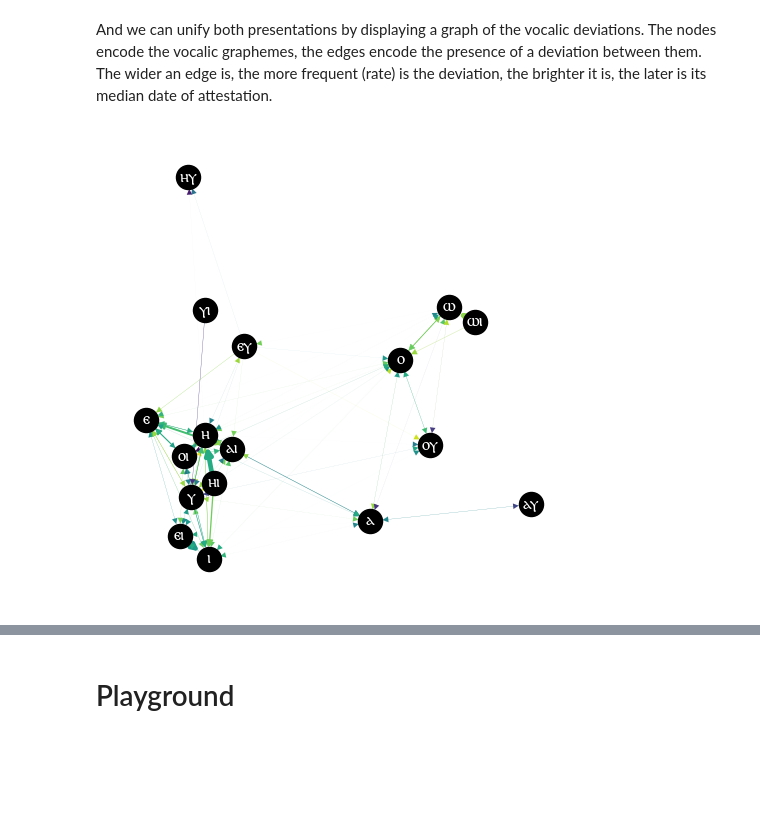
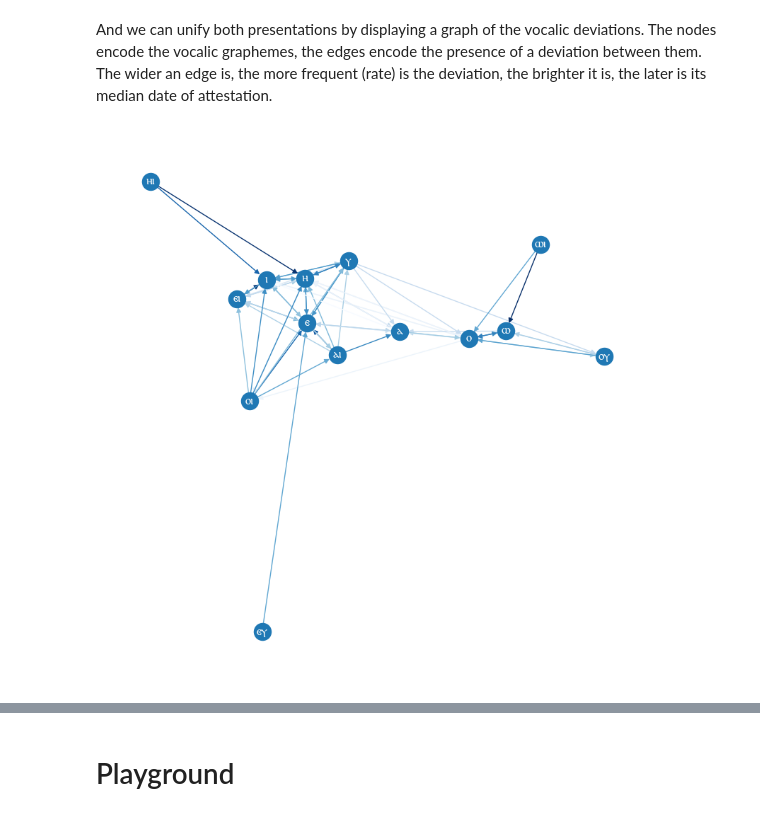
Before and after one commit to kmein/greek-coptic, a Jupyter notebook: greek-coptic.ipynb, the cells around one changed output, grey strips where cells are left out. Cells and saved outputs as stored; diff of their text form; code cells hidden in the pictures; blank space fills up the shorter version.

Commit message:
improve networkx graphs

```diff
--- a/greek-coptic.ipynb
+++ b/greek-coptic.ipynb
@@ -671,8 +671,9 @@ df_diff = df_diff[~(
         | ((df_diff["input"] == "∅") & (df_diff["output"].isin({"ⲑ", "ⲧⲟⲥ"})))
     )
 ) & ~(
-    ((df_diff["input"] == "ⲩ") & (df_diff["output"] == "ⲓ") & (df_diff["context_left"] == "ⲉⲗⲁⲭ"))
-    & ((df_diff["input"] == "ⲟⲥ") & (df_diff["output"] == "∅") & (df_diff["context_left"] == "ⲓⲟⲩⲇⲁⲓ"))
+    ((df_diff["input"] == "ⲩ") & (df_diff["output"] == "ⲓ") & (df_diff["greek_lemma"] == "ⲉⲗⲁⲭⲩⲥ"))
+    | ((df_diff["input"] == "ⲟⲥ") & (df_diff["output"] == "∅") & (df_diff["greek_lemma"] == "ⲓⲟⲩⲇⲁⲓⲟⲥ"))
+    | ((df_diff["input"] == "ϩ") & (df_diff["output"] == "ⲧ") & (df_diff["greek_lemma"].isin({"ϩⲟⲩⲧⲟⲥ", "ϩⲟ", "ϩⲏ"})))
 )]
 
 # remove adverbial endings
@@ -1018,36 +1019,37 @@ The nodes encode the vocalic graphemes, the edges encode the presence of a devia
 The wider an edge is, the more frequent (rate) is the deviation,
 the brighter it is, the later is its median date of attestation.
 # %%
-graph = nx.from_pandas_edgelist(all_vowel_deviations, source="input", target="output", edge_attr=["rate", "date_median"], create_using=nx.DiGraph)
+fig = plt.figure(figsize=(10, 10))
+
+graph = nx.from_pandas_edgelist(
+    all_vowel_deviations[all_vowel_deviations["count"] > 15],
+    source="input",
+    target="output",
+    edge_attr=["rate", "date_median", "count"],
+    create_using=nx.DiGraph
+)
 
 pos = nx.spring_layout(
     graph,
-    weight="rate",
-    seed=12
+    weight="count",
+    seed=1
 )
 
-date_median = all_vowel_deviations["date_median"]
-scale = lambda x: (x - date_median.min()) / (date_median.max() - date_median.min())
-
-fig = plt.figure(figsize=(6, 6))
+edge_labels = dict([((n1, n2), f'{round(r * 100, 2)}%')
+                    for n1, n2, r in graph.edges.data("rate")])
 nx.draw(
     graph,
     pos,
     with_labels=True,
-    width=[graph[u][v]['rate'] * 5 for u, v in graph.edges()],
-    edge_color=[
-        plt.get_cmap("viridis")(
-            scale(graph[u][v]["date_median"])
-        )
-        if graph[u][v]["date_median"] else "black"
-        for u, v in graph.edges()
-    ],
     font_family="Antinoou",
     font_color="white",
-    node_color="black",
-    ax = fig.add_subplot()
+    ax = fig.add_subplot(),
+    edge_color = [math.log(v) for v in nx.get_edge_attributes(graph, 'rate').values()],
+    edge_cmap = plt.cm.Blues,
 )
+#nx.draw_networkx_edge_labels(graph, pos, edge_labels=edge_labels)
+
 fig.savefig(subdirectory / "figure-vowels_graph.svg")
 plt.show()
 # %% [output]
-[figure, old version]
+[figure, new version]
```
Also changed, not shown: parts of 17 cells of this notebook.
